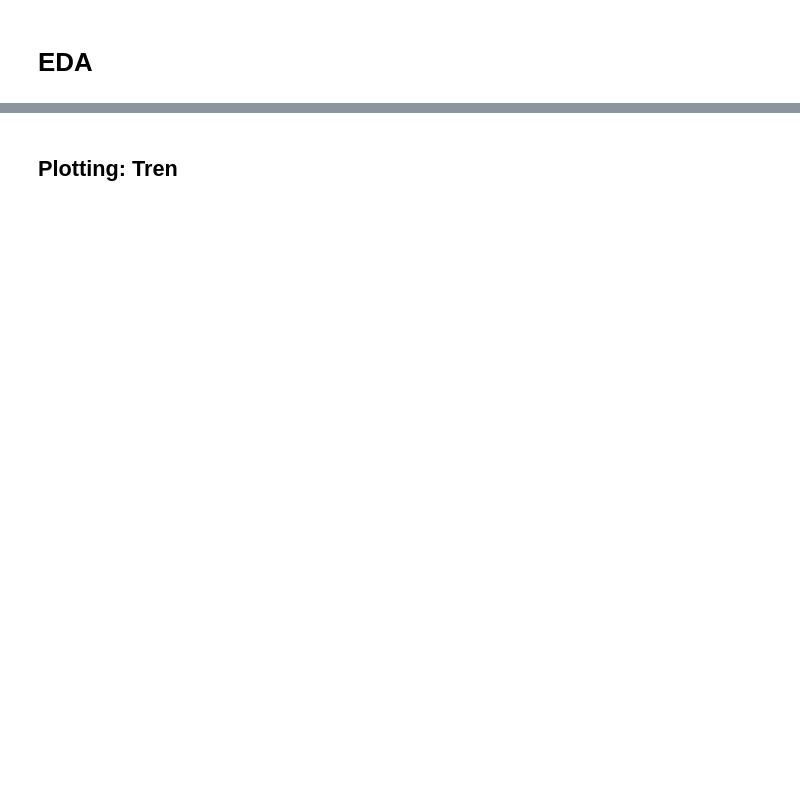
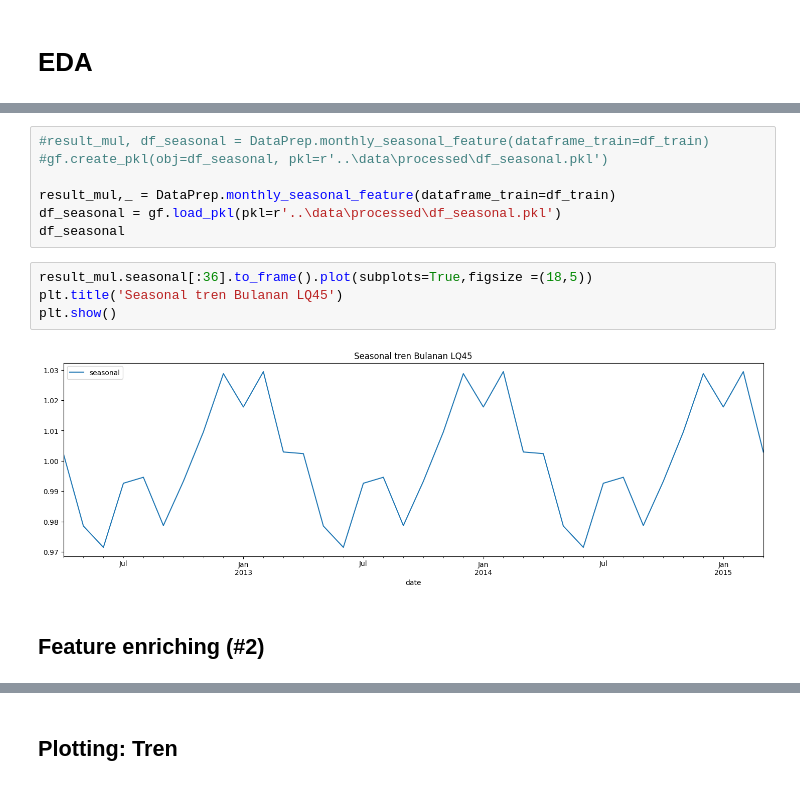
Before and after one commit to ercainz/lq45_prediction, a Jupyter notebook: notebooks/eda.ipynb, the cells around one changed output, grey strips where cells are left out. Cells and saved outputs as stored; diff of their text form; blank space fills up the shorter version.

```diff
--- a/notebooks/eda.ipynb
+++ b/notebooks/eda.ipynb
@@ -73,0 +141,15 @@ dtype: int64
+# %%
+#result_mul, df_seasonal = DataPrep.monthly_seasonal_feature(dataframe_train=df_train)
+#gf.create_pkl(obj=df_seasonal, pkl=r'..\data\processed\df_seasonal.pkl')
+
+result_mul,_ = DataPrep.monthly_seasonal_feature(dataframe_train=df_train)
+df_seasonal = gf.load_pkl(pkl=r'..\data\processed\df_seasonal.pkl')
+df_seasonal
+# %%
+result_mul.seasonal[:36].to_frame().plot(subplots=True,figsize =(18,5))
+plt.title('Seasonal tren Bulanan LQ45')
+plt.show()
+# %% [output]
+[figure, added]
+# %% [markdown]
+## Feature enriching (#2)
```
Also changed, not shown: parts of 35 cells of this notebook, 7 other files.
